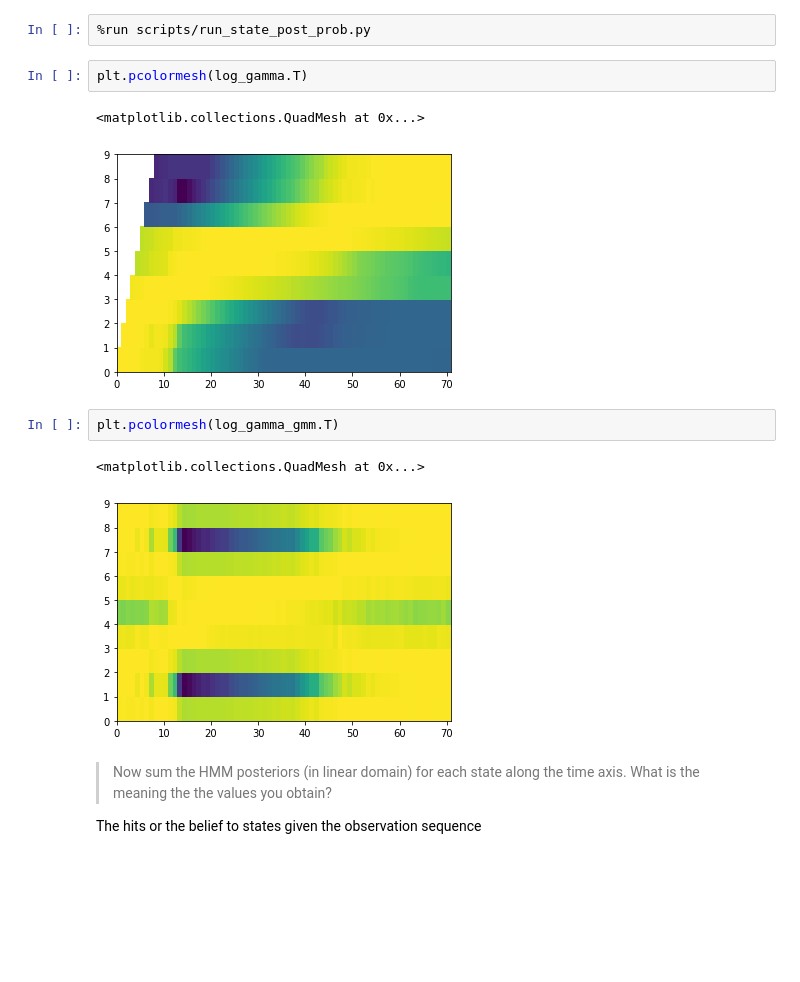
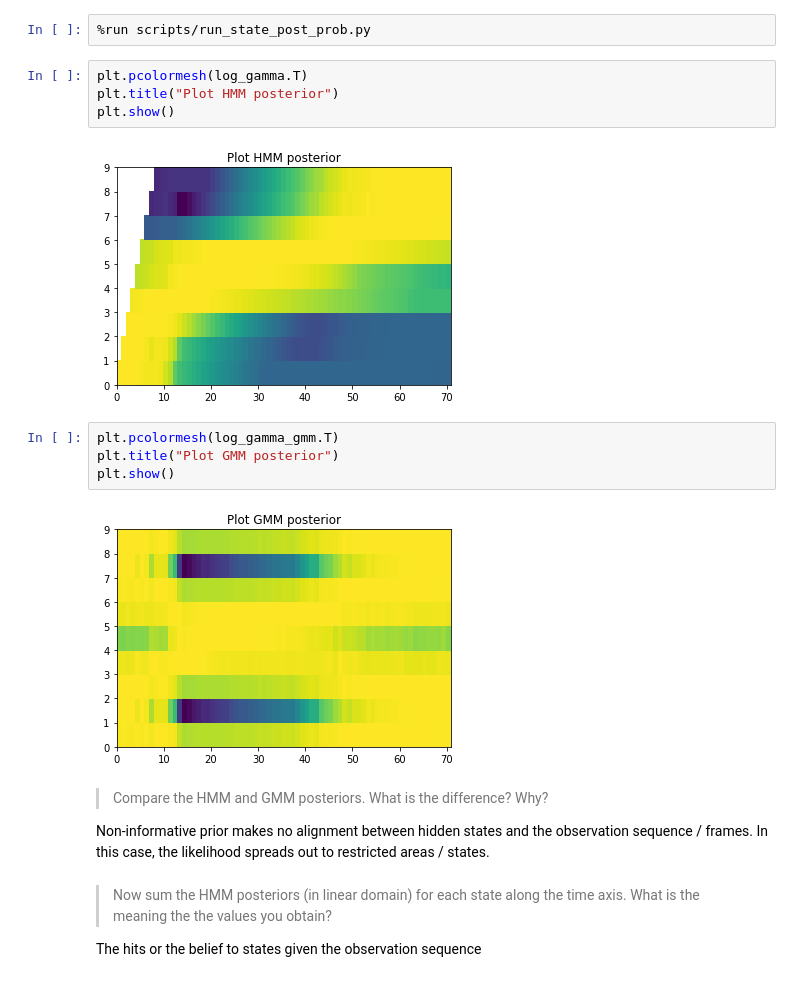
Before and after one commit to chris4540/DT2119, a Jupyter notebook: lab2/Presentation.ipynb, the cells around one changed output. Saved outputs shown, nothing was run; the diff lists cells and outputs as text; blank space fills up the shorter version.

```diff
--- a/lab2/Presentation.ipynb
+++ b/lab2/Presentation.ipynb
@@ -7,14 +7,21 @@ import matplotlib.pyplot as plt
 %run scripts/run_state_post_prob.py
 # %%
 plt.pcolormesh(log_gamma.T)
+plt.title("Plot HMM posterior")
+plt.show()
 # %% [output]
-<matplotlib.collections.QuadMesh at 0x...>
-[figure, old version]
+[figure, new version]
 # %%
 plt.pcolormesh(log_gamma_gmm.T)
+plt.title("Plot GMM posterior")
+plt.show()
 # %% [output]
-<matplotlib.collections.QuadMesh at 0x...>
-[figure, old version]
+[figure, new version]
+# %% [markdown]
+>Compare the HMM and GMM posteriors. What is the difference? Why?
+
+Non-informative prior makes no alignment between hidden states and the observation sequence / frames.
+In this case, the likelihood spreads out to restricted areas / states.
 # %% [markdown]
 >Now sum the HMM posteriors (in linear domain) for each state along the time axis. What is
 the meaning the the values you obtain?
```
Also changed, not shown: parts of 4 cells of this notebook, 1 other file.
